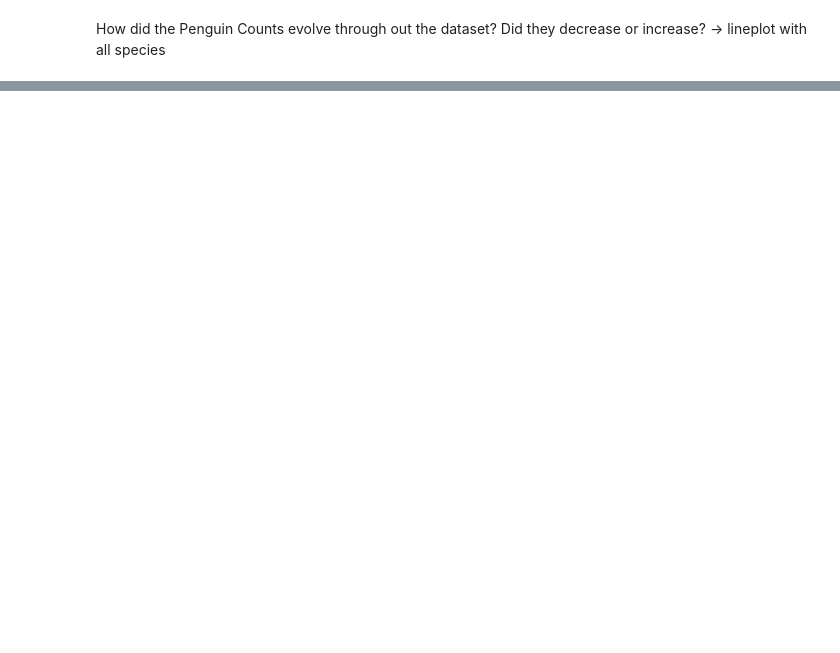
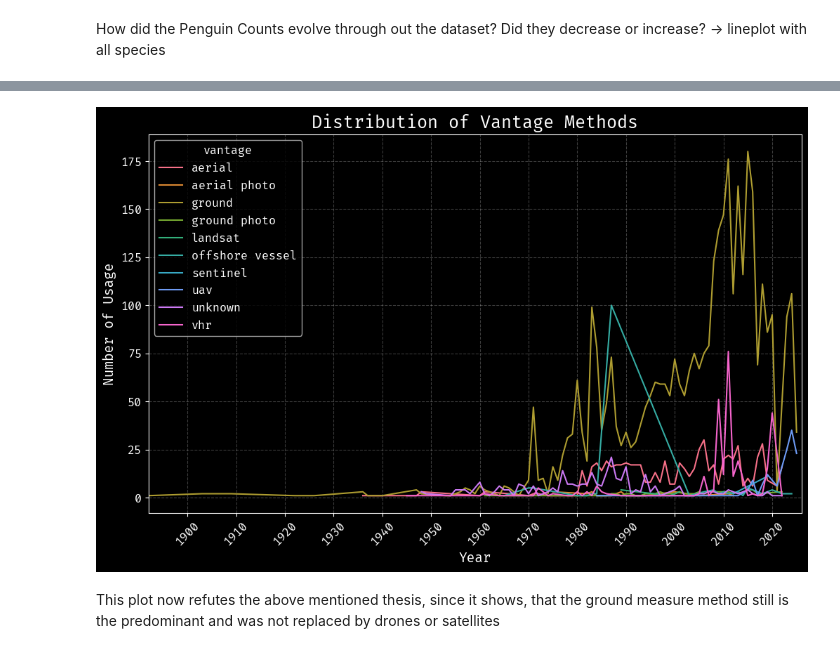
Before and after one commit to MGnified/EDA_antarctic_penguins, a Jupyter notebook: EDA.ipynb, the cells around one changed output, grey strips where cells are left out. Saved outputs shown, nothing was run; the diff lists cells and outputs as text; code cells hidden in the pictures; blank space fills up the shorter version.

```diff
--- a/EDA.ipynb
+++ b/EDA.ipynb
@@ -224,0 +226,13 @@ A first conclusion could be that the penguin number variates but has peaks in th
+# %%
+# little data cleaning
+colonies["vantage"] = colonies["vantage"].fillna("unknown")
+
+vantage_methods_yearly = colonies.loc[:, ["year", "vantage"]]
+vantages_yearly_grouped = (
+    vantage_methods_yearly.groupby("vantage")
+    .value_counts()
+    .reset_index()
+    .sort_values(["vantage", "year"])
+)
+
+vantages_yearly_grouped.head()
@@ -224,0 +246,21 @@ A first conclusion could be that the penguin number variates but has peaks in th
+# %%
+# plotting the data
+fig, ax = plt.subplots()
+
+ax = sns.lineplot(data=vantages_yearly_grouped, x="year", y="count", hue="vantage")
+
+# setting up ax limits
+ax.xaxis.set_major_locator(ticker.MultipleLocator(10))
+ax.set_xlim(vantages_yearly_grouped.year.min(), vantages_yearly_grouped.year.max() + 1)
+
+# labelling
+ax.set_ylabel("Number of Usage")
+ax.set_xlabel("Year")
+ax.set_title("Distribution of Vantage Methods")
+
+plt.xticks(rotation=45)
+plt.show(g)
+# %% [output]
+[figure, added]
+# %% [markdown]
+This plot now refutes the above mentioned thesis, since it shows, that the ground measure method still is the predominant and was not replaced by drones or satellites
```
Also changed, not shown: parts of 8 cells of this notebook.
